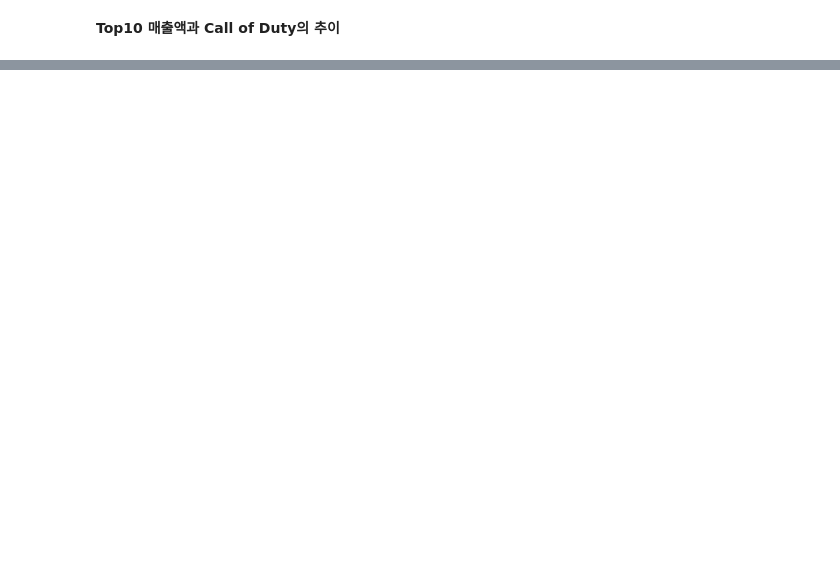
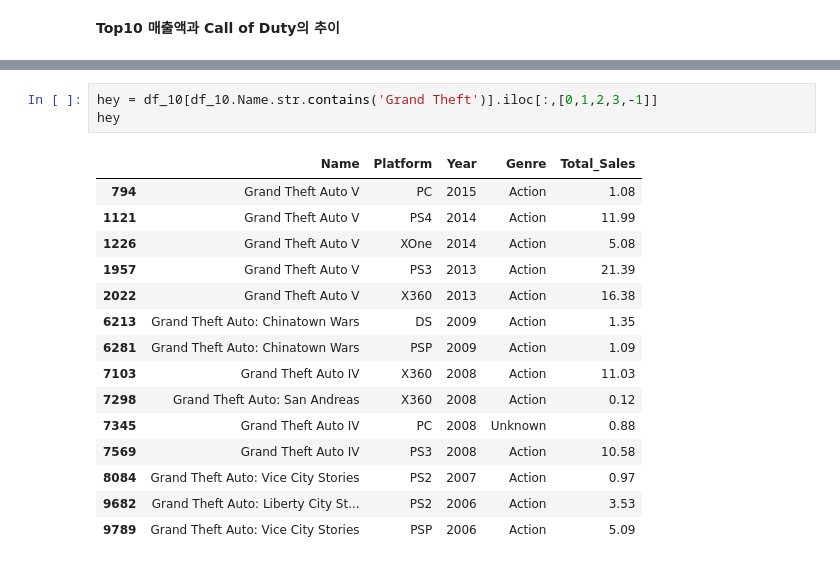
Before and after one commit to jiho-kang/Data_Analysis_Project, a Jupyter notebook: Video Game Sales/data_analysis_for_new_game_launching.ipynb, the cells around one changed output, grey strips where cells are left out. Drawn from its saved outputs; the diff is of its cells as text; blank space fills up the shorter version.

```diff
--- a/Video Game Sales/data_analysis_for_new_game_launching.ipynb
+++ b/Video Game Sales/data_analysis_for_new_game_launching.ipynb
@@ -1046,0 +1055,19 @@ cod_sales
+# %%
+hey = df_10[df_10.Name.str.contains('Grand Theft')].iloc[:,[0,1,2,3,-1]]
+hey
+# %% [output]
+|  | Name | Platform | Year | Genre | Total_Sales |
+| 794 | Grand Theft Auto V | PC | 2015 | Action | 1.08 |
+| 1121 | Grand Theft Auto V | PS4 | 2014 | Action | 11.99 |
+| 1226 | Grand Theft Auto V | XOne | 2014 | Action | 5.08 |
+| 1957 | Grand Theft Auto V | PS3 | 2013 | Action | 21.39 |
+| 2022 | Grand Theft Auto V | X360 | 2013 | Action | 16.38 |
+| 6213 | Grand Theft Auto: Chinatown Wars | DS | 2009 | Action | 1.35 |
+| 6281 | Grand Theft Auto: Chinatown Wars | PSP | 2009 | Action | 1.09 |
+| 7103 | Grand Theft Auto IV | X360 | 2008 | Action | 11.03 |
+| 7298 | Grand Theft Auto: San Andreas | X360 | 2008 | Action | 0.12 |
+| 7345 | Grand Theft Auto IV | PC | 2008 | Unknown | 0.88 |
+| 7569 | Grand Theft Auto IV | PS3 | 2008 | Action | 10.58 |
+| 8084 | Grand Theft Auto: Vice City Stories | PS2 | 2007 | Action | 0.97 |
+| 9682 | Grand Theft Auto: Liberty City St... | PS2 | 2006 | Action | 3.53 |
+| 9789 | Grand Theft Auto: Vice City Stories | PSP | 2006 | Action | 5.09 |
```
Also changed, not shown: parts of 10 cells of this notebook.
